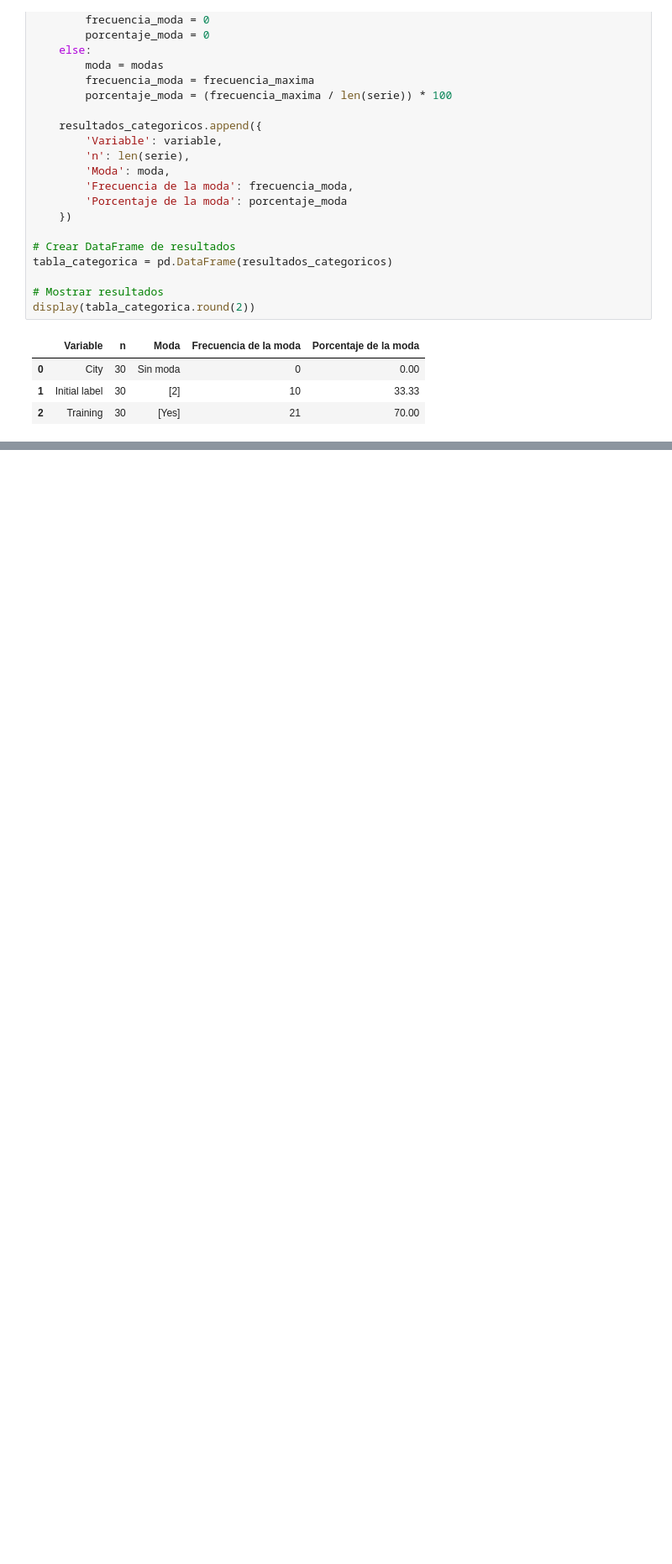
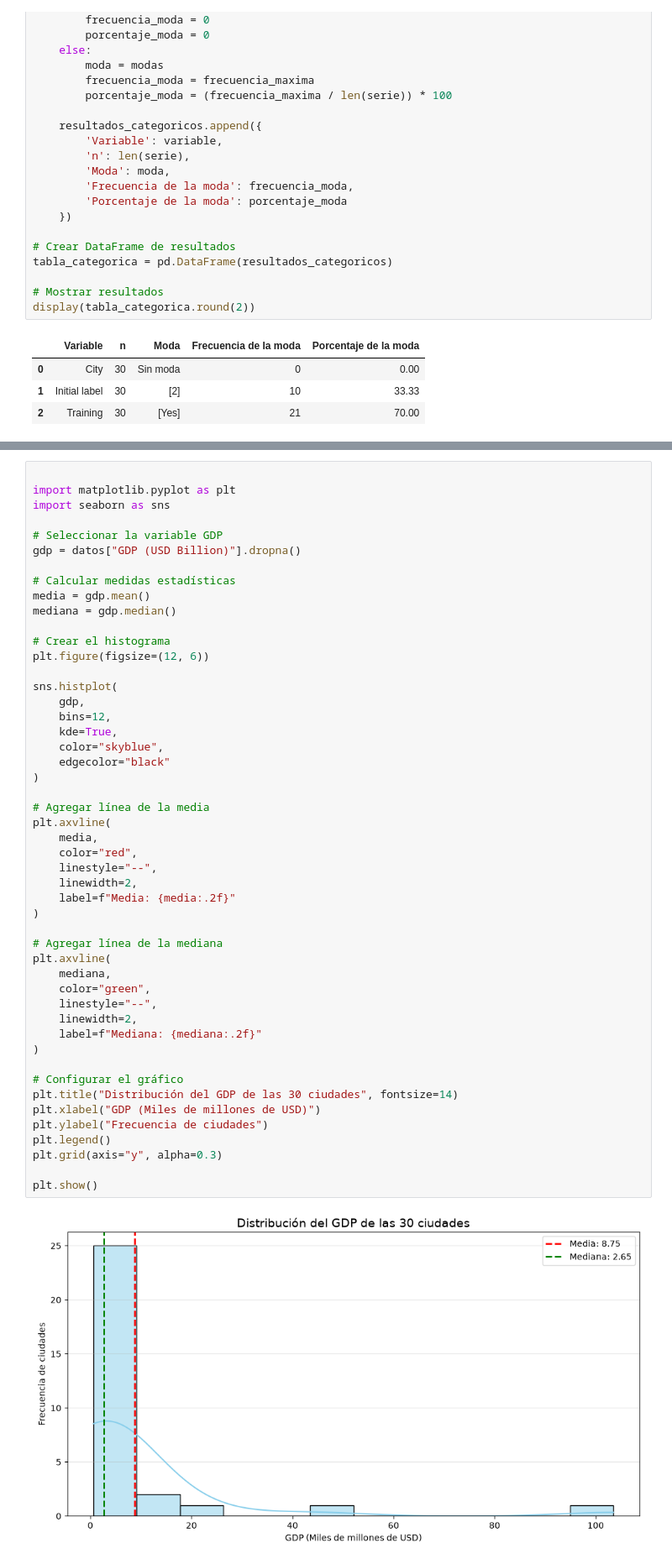
Before and after one commit to malejaDev/MachineLearning1, a Jupyter notebook: tarea1/src/notebook/tarea1.ipynb, the cells around one changed output, grey strips where cells are left out. Shown at 84% size. Cells and saved outputs as stored; diff of their text form; blank space fills up the shorter version.

```diff
--- a/tarea1/src/notebook/tarea1.ipynb
+++ b/tarea1/src/notebook/tarea1.ipynb
@@ -142,0 +147,51 @@ display(tabla_categorica.round(2))
+# %%
+
+import matplotlib.pyplot as plt
+import seaborn as sns
+
+# Seleccionar la variable GDP
+gdp = datos["GDP (USD Billion)"].dropna()
+
+# Calcular medidas estadísticas
+media = gdp.mean()
+mediana = gdp.median()
+
+# Crear el histograma
+plt.figure(figsize=(12, 6))
+
+sns.histplot(
+    gdp,
+    bins=12,
+    kde=True,
+    color="skyblue",
+    edgecolor="black"
+)
+
+# Agregar línea de la media
+plt.axvline(
+    media,
+    color="red",
+    linestyle="--",
+    linewidth=2,
+    label=f"Media: {media:.2f}"
+)
+
+# Agregar línea de la mediana
+plt.axvline(
+    mediana,
+    color="green",
+    linestyle="--",
+    linewidth=2,
+    label=f"Mediana: {mediana:.2f}"
+)
+
+# Configurar el gráfico
+plt.title("Distribución del GDP de las 30 ciudades", fontsize=14)
+plt.xlabel("GDP (Miles de millones de USD)")
+plt.ylabel("Frecuencia de ciudades")
+plt.legend()
+plt.grid(axis="y", alpha=0.3)
+
+plt.show()
+# %% [output]
+[figure, added]
```
Also changed, not shown: parts of 5 cells of this notebook, 3 other files.
